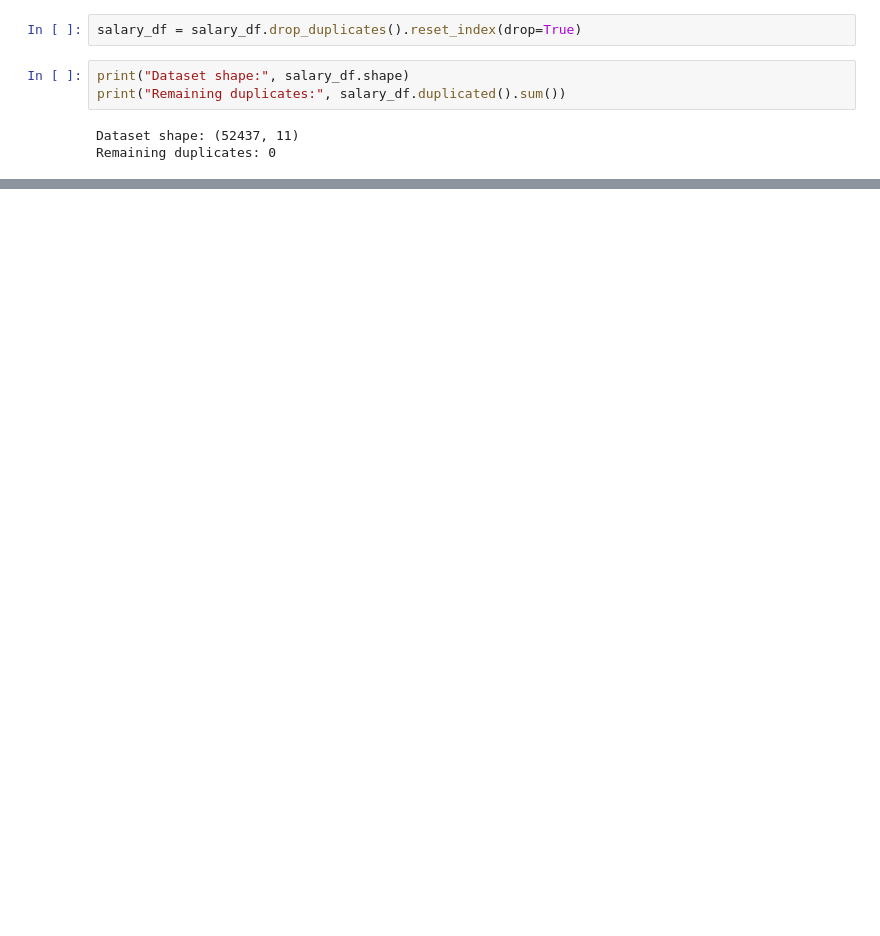
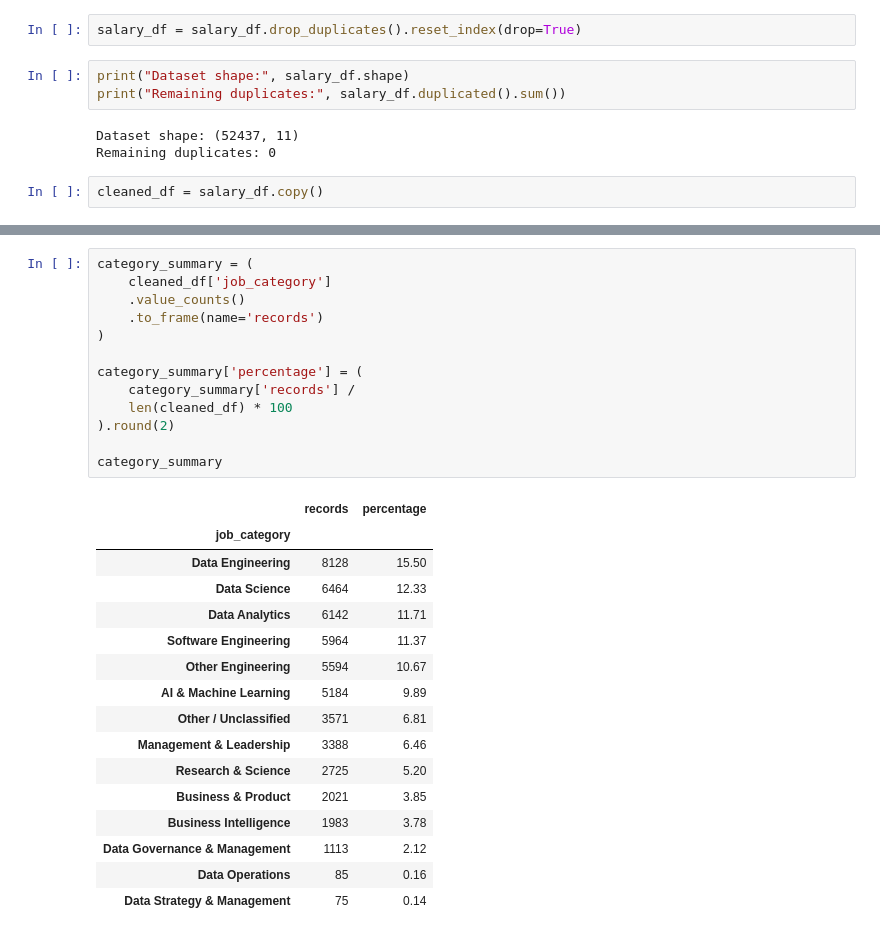
Before and after one commit to vidushan-ds/academic-data-wrangler, a Jupyter notebook: job-market-salary-analysis/job-salary-analysis.ipynb, the cells around one changed output, grey strips where cells are left out. Cells and saved outputs as stored; diff of their text form; blank space fills up the shorter version.

```diff
--- a/job-market-salary-analysis/job-salary-analysis.ipynb
+++ b/job-market-salary-analysis/job-salary-analysis.ipynb
@@ -166,3 +166,5 @@ print("Remaining duplicates:", salary_df.duplicated().sum())
 # %% [output]
 Dataset shape: (52437, 11)
 Remaining duplicates: 0
+# %%
+cleaned_df = salary_df.copy()
@@ -168,0 +292,30 @@ Remaining duplicates: 0
+# %%
+category_summary = (
+    cleaned_df['job_category']
+    .value_counts()
+    .to_frame(name='records')
+)
+
+category_summary['percentage'] = (
+    category_summary['records'] /
+    len(cleaned_df) * 100
+).round(2)
+
+category_summary
+# %% [output]
+|  | records | percentage |
+| job_category |  |  |
+| Data Engineering | 8128 | 15.50 |
+| Data Science | 6464 | 12.33 |
+| Data Analytics | 6142 | 11.71 |
+| Software Engineering | 5964 | 11.37 |
+| Other Engineering | 5594 | 10.67 |
+| AI & Machine Learning | 5184 | 9.89 |
+| Other / Unclassified | 3571 | 6.81 |
+| Management & Leadership | 3388 | 6.46 |
+| Research & Science | 2725 | 5.20 |
+| Business & Product | 2021 | 3.85 |
+| Business Intelligence | 1983 | 3.78 |
+| Data Governance & Management | 1113 | 2.12 |
+| Data Operations | 85 | 0.16 |
+| Data Strategy & Management | 75 | 0.14 |
```
Also changed, not shown: parts of 5 cells of this notebook.
